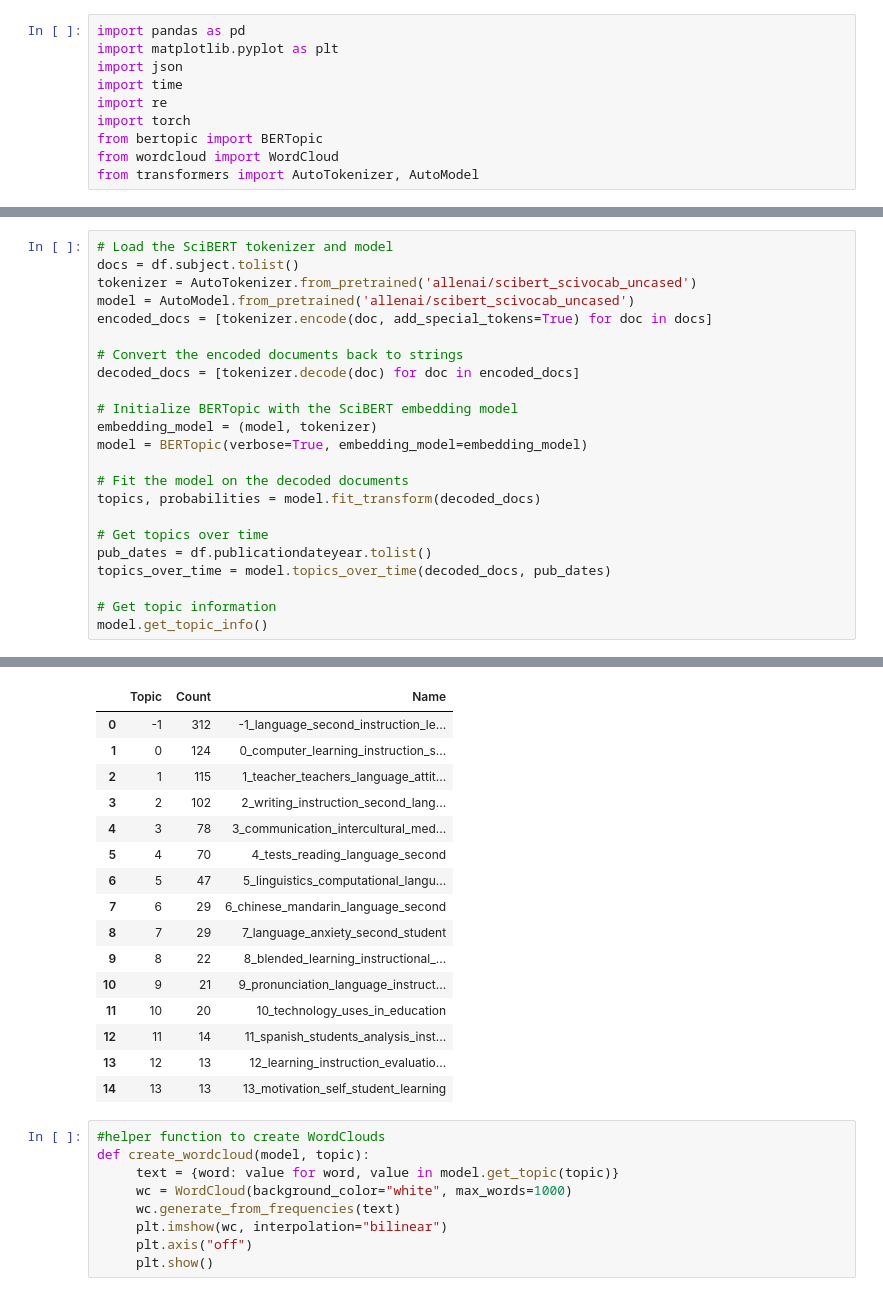
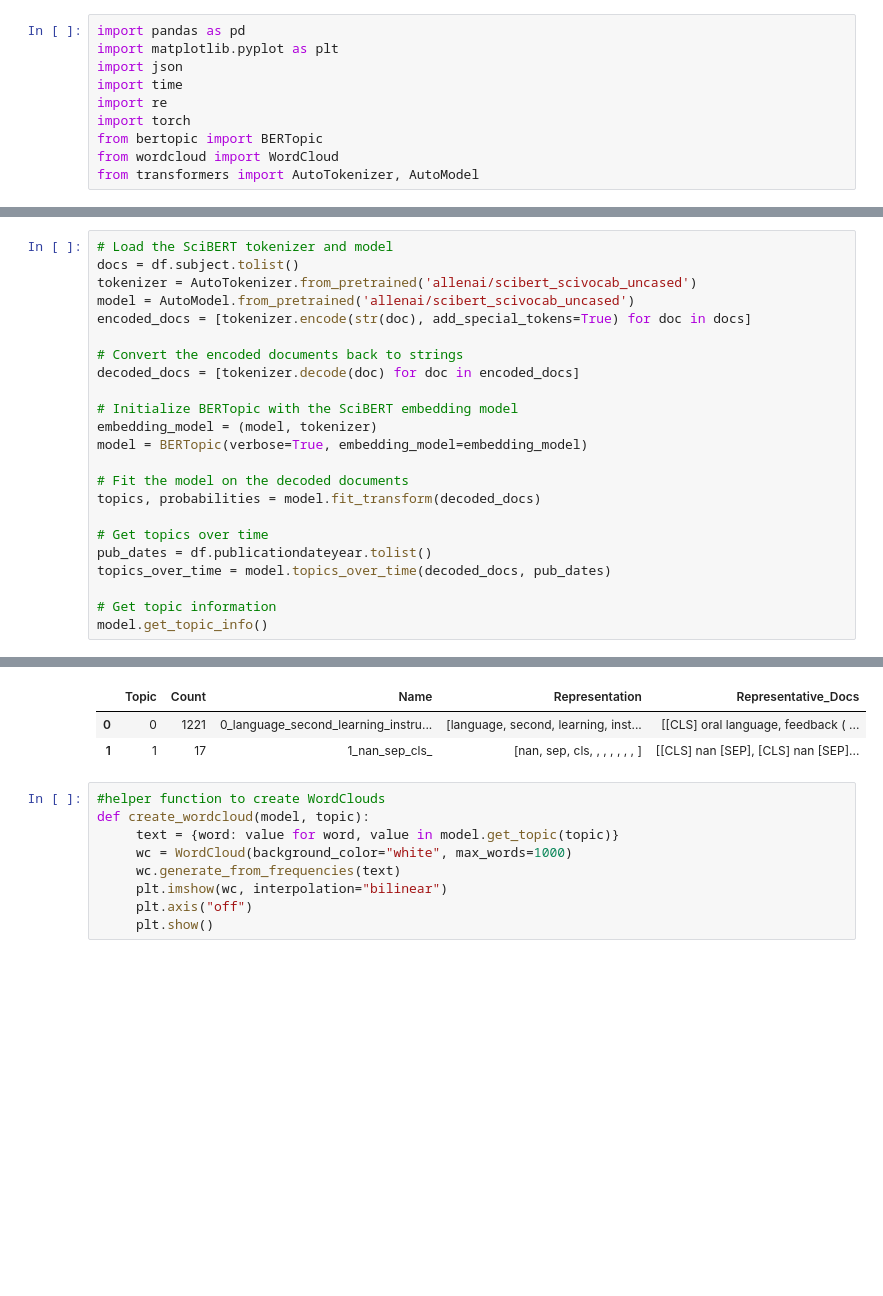
Before and after one commit to Naoru347/CALLResearchTrends, a Jupyter notebook: keywords_modeling_scibert.ipynb, the cells around one changed output, grey strips where cells are left out. Drawn from its saved outputs; the diff is of its cells as text; blank space fills up the shorter version.

```diff
--- a/keywords_modeling_scibert.ipynb
+++ b/keywords_modeling_scibert.ipynb
@@ -38,7 +38,7 @@ Data successfully converted to DataFrame. Conversion time: 0.0019991397857666016
 docs = df.subject.tolist()
 tokenizer = AutoTokenizer.from_pretrained('allenai/scibert_scivocab_uncased')
 model = AutoModel.from_pretrained('allenai/scibert_scivocab_uncased')
-encoded_docs = [tokenizer.encode(doc, add_special_tokens=True) for doc in docs]
+encoded_docs = [tokenizer.encode(str(doc), add_special_tokens=True) for doc in docs]
 
 # Convert the encoded documents back to strings
 decoded_docs = [tokenizer.decode(doc) for doc in encoded_docs]
@@ -66,19 +66,6 @@ Some weights of the model checkpoint at allenai/scibert_scivocab_uncased were no
-|  | Topic | Count | Name |
-| 0 | -1 | 312 | -1_language_second_instruction_le... |
-| 1 | 0 | 124 | 0_computer_learning_instruction_s... |
-| 2 | 1 | 115 | 1_teacher_teachers_language_attit... |
-| 3 | 2 | 102 | 2_writing_instruction_second_lang... |
-| 4 | 3 | 78 | 3_communication_intercultural_med... |
-| 5 | 4 | 70 | 4_tests_reading_language_second |
-| 6 | 5 | 47 | 5_linguistics_computational_langu... |
-| 7 | 6 | 29 | 6_chinese_mandarin_language_second |
-| 8 | 7 | 29 | 7_language_anxiety_second_student |
-| 9 | 8 | 22 | 8_blended_learning_instructional_... |
-| 10 | 9 | 21 | 9_pronunciation_language_instruct... |
-| 11 | 10 | 20 | 10_technology_uses_in_education |
-| 12 | 11 | 14 | 11_spanish_students_analysis_inst... |
-| 13 | 12 | 13 | 12_learning_instruction_evaluatio... |
-| 14 | 13 | 13 | 13_motivation_self_student_learning |
+|  | Topic | Count | Name | Representation | Representative_Docs |
+| 0 | 0 | 1221 | 0_language_second_learning_instru... | [language, second, learning, inst... | [[CLS] oral language, feedback ( ... |
+| 1 | 1 | 17 | 1_nan_sep_cls_ | [nan, sep, cls, , , , , , , ] | [[CLS] nan [SEP], [CLS] nan [SEP]... |
 # %%
 #helper function to create WordClouds
 def create_wordcloud(model, topic):
```
Also changed, not shown: parts of 6 cells of this notebook, 20 other files.
